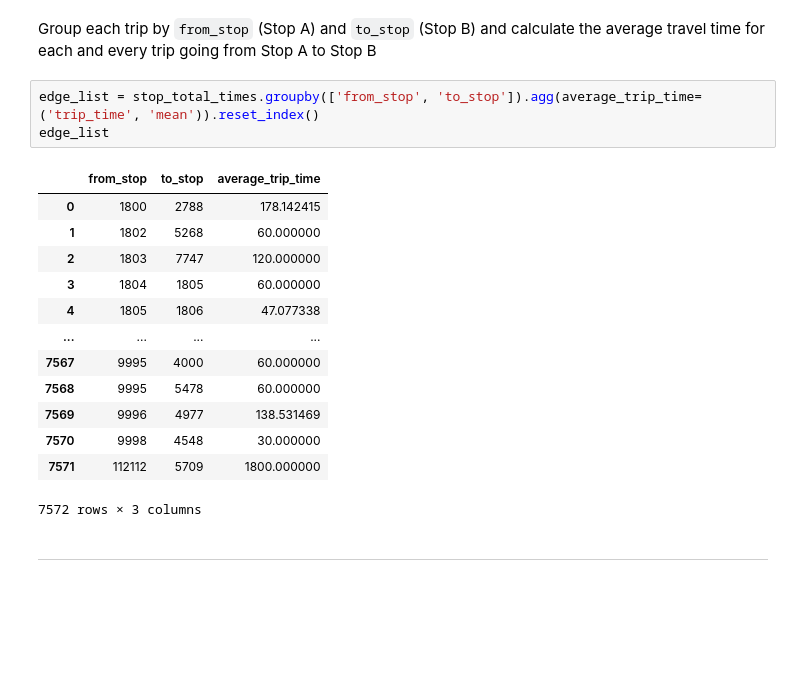
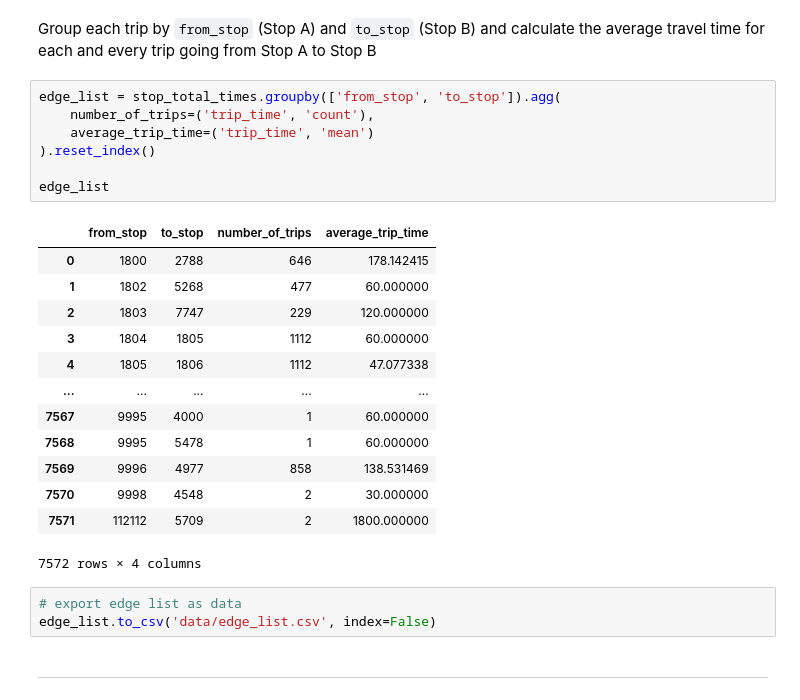
Before and after one commit to Mathemusician1729/Calgary-Transit-Intelligence-Engine, a Jupyter notebook: gtfs_static.ipynb, the cells around one changed output. Drawn from its saved outputs; the diff is of its cells as text; blank space fills up the shorter version.

Commit message:
export edge list

```diff
--- a/gtfs_static.ipynb
+++ b/gtfs_static.ipynb
@@ -692,21 +692,28 @@ Trips with invalid trip_time: []
 # %% [markdown]
 Group each trip by `from_stop` (Stop A) and `to_stop` (Stop B) and calculate the average travel time for each and every trip going from Stop A to Stop B
 # %%
-edge_list = stop_total_times.groupby(['from_stop', 'to_stop']).agg(average_trip_time=('trip_time', 'mean')).reset_index()
+edge_list = stop_total_times.groupby(['from_stop', 'to_stop']).agg(
+    number_of_trips=('trip_time', 'count'),
+    average_trip_time=('trip_time', 'mean')
+).reset_index()
+
 edge_list
 # %% [output]
-|  | from_stop | to_stop | average_trip_time |
-| 0 | 1800 | 2788 | 178.142415 |
-| 1 | 1802 | 5268 | 60.000000 |
-| 2 | 1803 | 7747 | 120.000000 |
-| 3 | 1804 | 1805 | 60.000000 |
-| 4 | 1805 | 1806 | 47.077338 |
-| ... | ... | ... | ... |
-| 7567 | 9995 | 4000 | 60.000000 |
-| 7568 | 9995 | 5478 | 60.000000 |
-| 7569 | 9996 | 4977 | 138.531469 |
-| 7570 | 9998 | 4548 | 30.000000 |
-| 7571 | 112112 | 5709 | 1800.000000 |
+|  | from_stop | to_stop | number_of_trips | average_trip_time |
+| 0 | 1800 | 2788 | 646 | 178.142415 |
+| 1 | 1802 | 5268 | 477 | 60.000000 |
+| 2 | 1803 | 7747 | 229 | 120.000000 |
+| 3 | 1804 | 1805 | 1112 | 60.000000 |
+| 4 | 1805 | 1806 | 1112 | 47.077338 |
+| ... | ... | ... | ... | ... |
+| 7567 | 9995 | 4000 | 1 | 60.000000 |
+| 7568 | 9995 | 5478 | 1 | 60.000000 |
+| 7569 | 9996 | 4977 | 858 | 138.531469 |
+| 7570 | 9998 | 4548 | 2 | 30.000000 |
+| 7571 | 112112 | 5709 | 2 | 1800.000000 |
-7572 rows × 3 columns
+7572 rows × 4 columns
+# %%
+# export edge list as data
+edge_list.to_csv('data/edge_list.csv', index=False)
 # %% [markdown]
 ---
```
Also changed, not shown: 1 other file.
